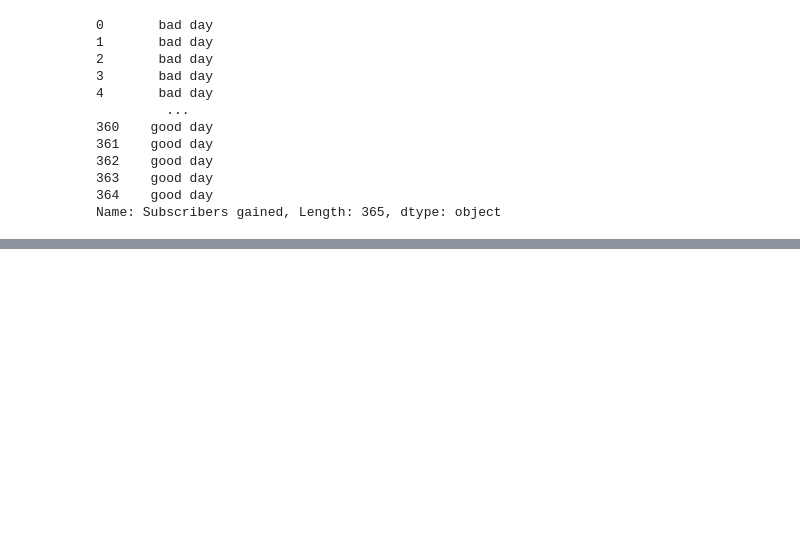
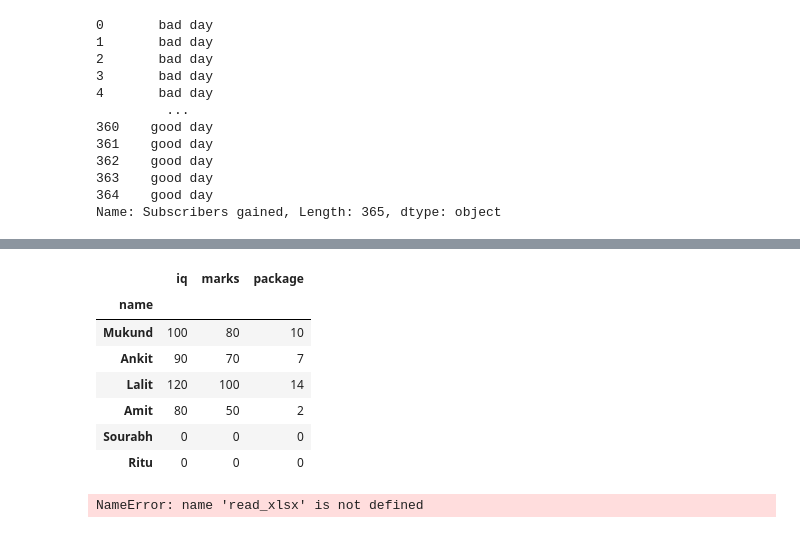
Before and after one commit to rishabhrathore055/DataScience, a Jupyter notebook: Pandas/Pandas Revision.ipynb, the cells around one changed output, grey strips where cells are left out. Cells and saved outputs as stored; diff of their text form; code cells hidden in the pictures; blank space fills up the shorter version.

Commit message:
Learning about pandas dataframe

```diff
--- a/Pandas/Pandas Revision.ipynb
+++ b/Pandas/Pandas Revision.ipynb
@@ -1048,0 +1067,27 @@ Name: Subscribers gained, Length: 365, dtype: object
+# %%
+# using dicts
+
+student_dict = {
+    'name':['Mukund','Ankit','Lalit','Amit','Sourabh','Ritu'],
+    'iq':[100,90,120,80,0,0],
+    'marks':[80,70,100,50,0,0],
+    'package':[10,7,14,2,0,0]
+}
+
+students = pd.DataFrame(student_dict)
+students.set_index('name',inplace=True)
+students
+# %% [output]
+|  | iq | marks | package |
+| name |  |  |  |
+| Mukund | 100 | 80 | 10 |
+| Ankit | 90 | 70 | 7 |
+| Lalit | 120 | 100 | 14 |
+| Amit | 80 | 50 | 2 |
+| Sourabh | 0 | 0 | 0 |
+| Ritu | 0 | 0 | 0 |
+# %%
+# Using read_csv
+pd = read_xlsx('bollywood.xlsx')
+# %% [output]
+NameError: name 'read_xlsx' is not defined
```
Also changed, not shown: parts of 2 cells of this notebook.
